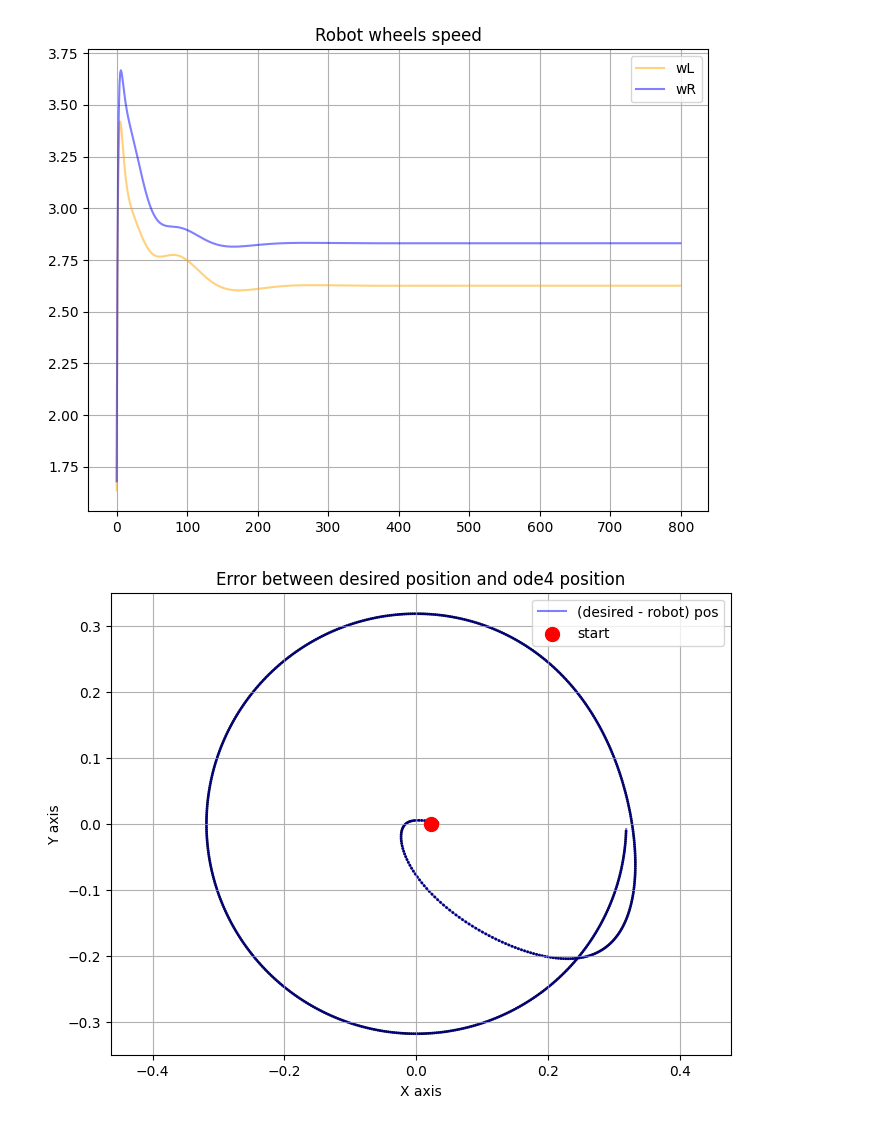
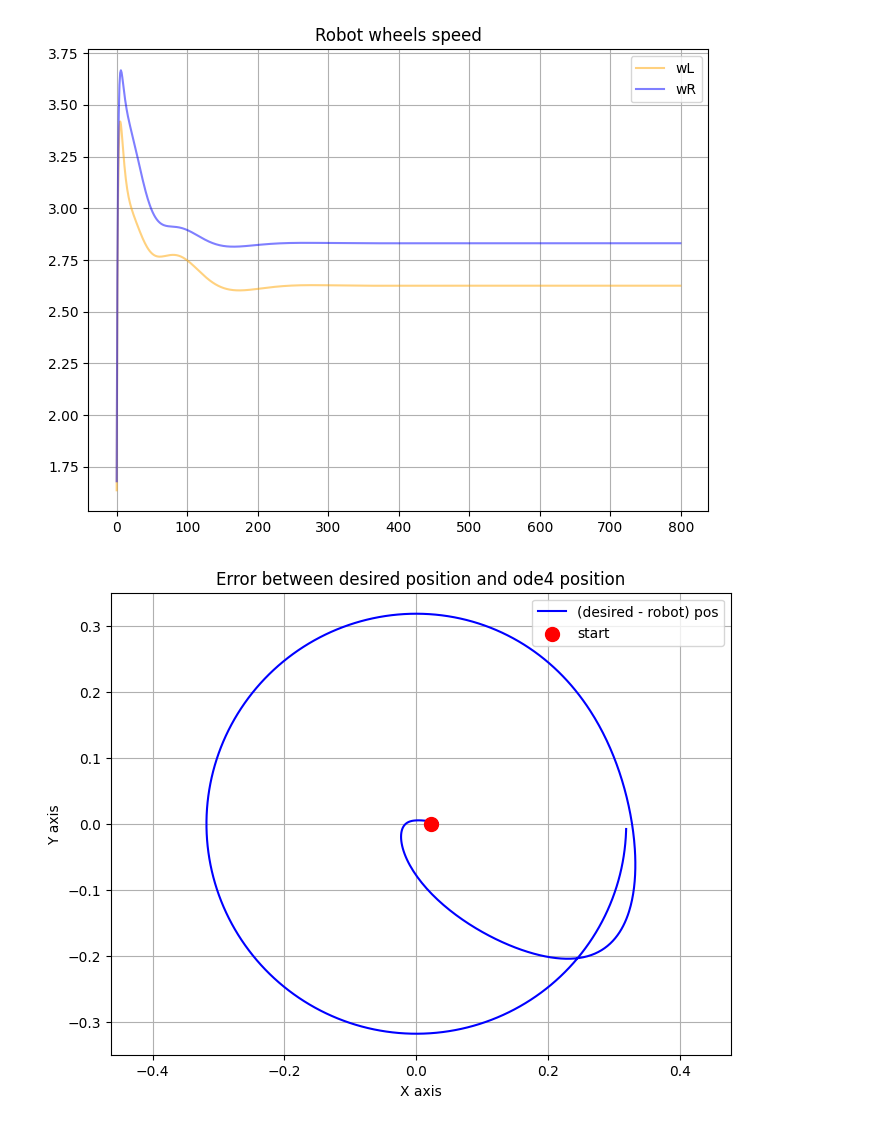
Before and after one commit to francomano/ukf_test, a Jupyter notebook: main.ipynb, the cells around one changed output. Cells and saved outputs as stored; diff of their text form; code cells hidden in the pictures.

Commit message:
adjusted plots

```diff
--- a/main.ipynb
+++ b/main.ipynb
@@ -193,38 +198,25 @@ plt.show()
 # %%
 # Define error between desired and robot position
 dr_error_x = x0 - x1
 dr_error_y = y0 - y1
 
 # Plotting
 plt.figure(figsize=(8, 6))
-plt.plot(dr_error_x, dr_error_y, color='blue', label='(desired - robot) pos', alpha=0.5)
-
-# Adding arrows
-for i in range(len(x1)-1):
-    # First line arrows
-    dx = dr_error_x[i+1] - dr_error_x[i] # change in x
-    dy = dr_error_y[i+1] - dr_error_y[i] # change in y
-    plt.quiver(dr_error_x[i], dr_error_y[i], dx, dy, angles='xy', scale_units='xy', scale=10, width=0.005)
-
-
+# Plot the error between desired and robot position
+plt.plot(dr_error_x, dr_error_y, color='blue', label='(desired - robot) pos')
 # Plotting the 'zero' moment or starting point
 plt.scatter(dr_error_x[0], dr_error_y[0], color='red', s=100, zorder=5, label='start')
-
 
 # Set labels and title
 plt.xlabel('X axis')
 plt.ylabel('Y axis')
 plt.title('Error between desired position and ode4 position')
-
-# Fix axis scale
 plt.axis('equal')  # To keep the aspect ratio consistent
-
-
-plt.legend()  # To add a legend to differentiate the arrays
-plt.grid(True)  # Optionally, add a grid for better readability
+plt.legend()
+plt.grid(True)
 plt.show()
 # %% [output]
-[figure, old version]
+[figure, new version]
 # %%
 # Define error between robot and estimated position
 re_error_x = x1 - x2
```
Also changed, not shown: parts of 4 cells of this notebook.
